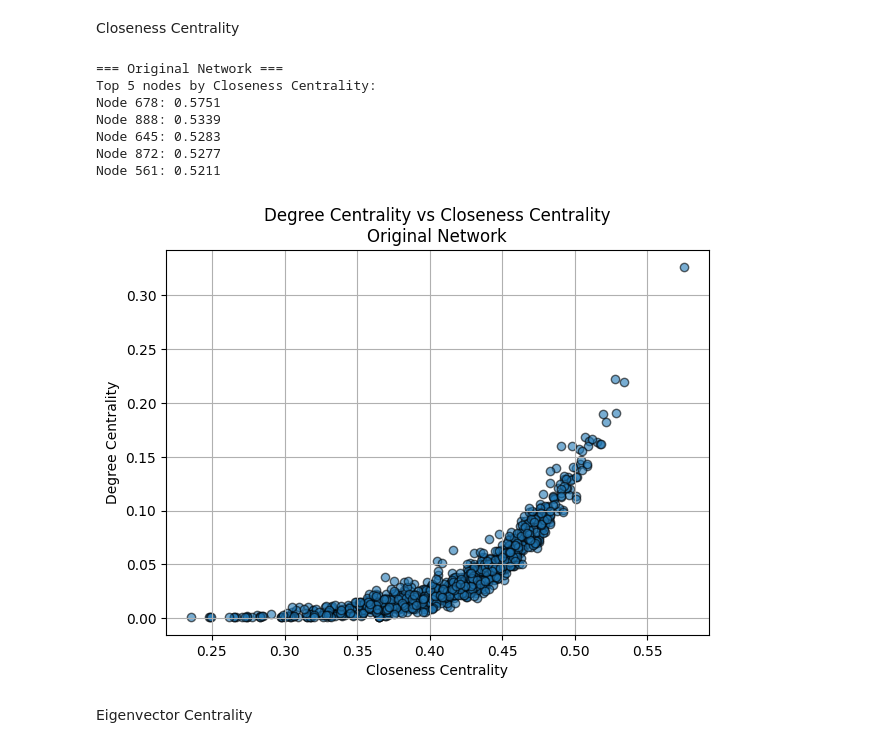
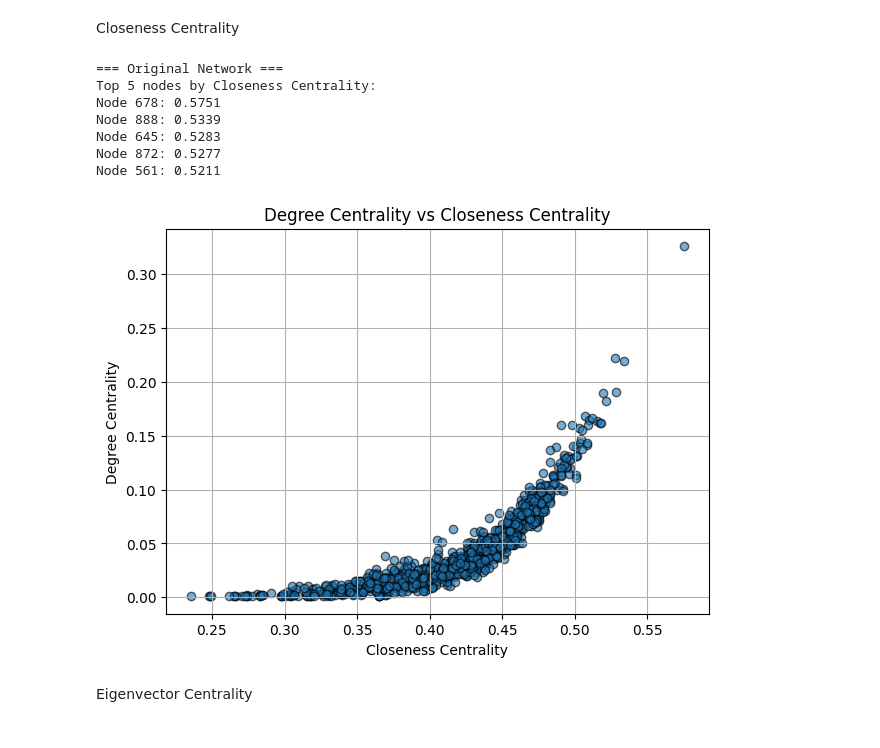
Before and after one commit to Master-HPC-2025/Social-Network-Analysis, a Jupyter notebook: project_1.ipynb, the cells around one changed output. Saved outputs shown, nothing was run; the diff lists cells and outputs as text; code cells hidden in the pictures.

```diff
--- a/project_1.ipynb
+++ b/project_1.ipynb
@@ -483,30 +492,16 @@ Node 561: 0.0175
 # %% [markdown]
 Closeness Centrality
-# %%
-def plot_closeness_vs_degree(G_original, closeness, title):
-    degree = nx.degree_centrality(G_original)
-
-    x = [closeness[node] for node in G_original.nodes()]
-    y = [degree[node] for node in G_original.nodes()]
-
-    plt.figure(figsize=(7, 5))
-    plt.scatter(x, y, alpha=0.6, edgecolors='k')
-    plt.title(f"Degree Centrality vs Closeness Centrality\n{title}")
-    plt.xlabel("Closeness Centrality")
-    plt.ylabel("Degree Centrality")
-    plt.grid(True)
-    plt.show()
-
-cc_original = compute_and_display_closeness_centrality(G_original, "Original Network")
-plot_closeness_vs_degree(G_original, cc_original, "Original Network")
-# %% [output]
-=== Original Network ===
-Top 5 nodes by Closeness Centrality:
-Node 678: 0.5751
-Node 888: 0.5339
-Node 645: 0.5283
-Node 872: 0.5277
-Node 561: 0.5211
-[figure, removed]
+# %%
+cc_original = compute_and_display_closeness_centrality(G_original, "Original Network")
+plot_vs_degree(G_original, cc_original,"Degree Centrality vs Closeness Centrality", "Closeness Centrality", "Degree Centrality")
+# %% [output]
+=== Original Network ===
+Top 5 nodes by Closeness Centrality:
+Node 678: 0.5751
+Node 888: 0.5339
+Node 645: 0.5283
+Node 872: 0.5277
+Node 561: 0.5211
+[figure, added]
 # %% [markdown]
 Eigenvector Centrality
```
Also changed, not shown: parts of 48 cells of this notebook.
